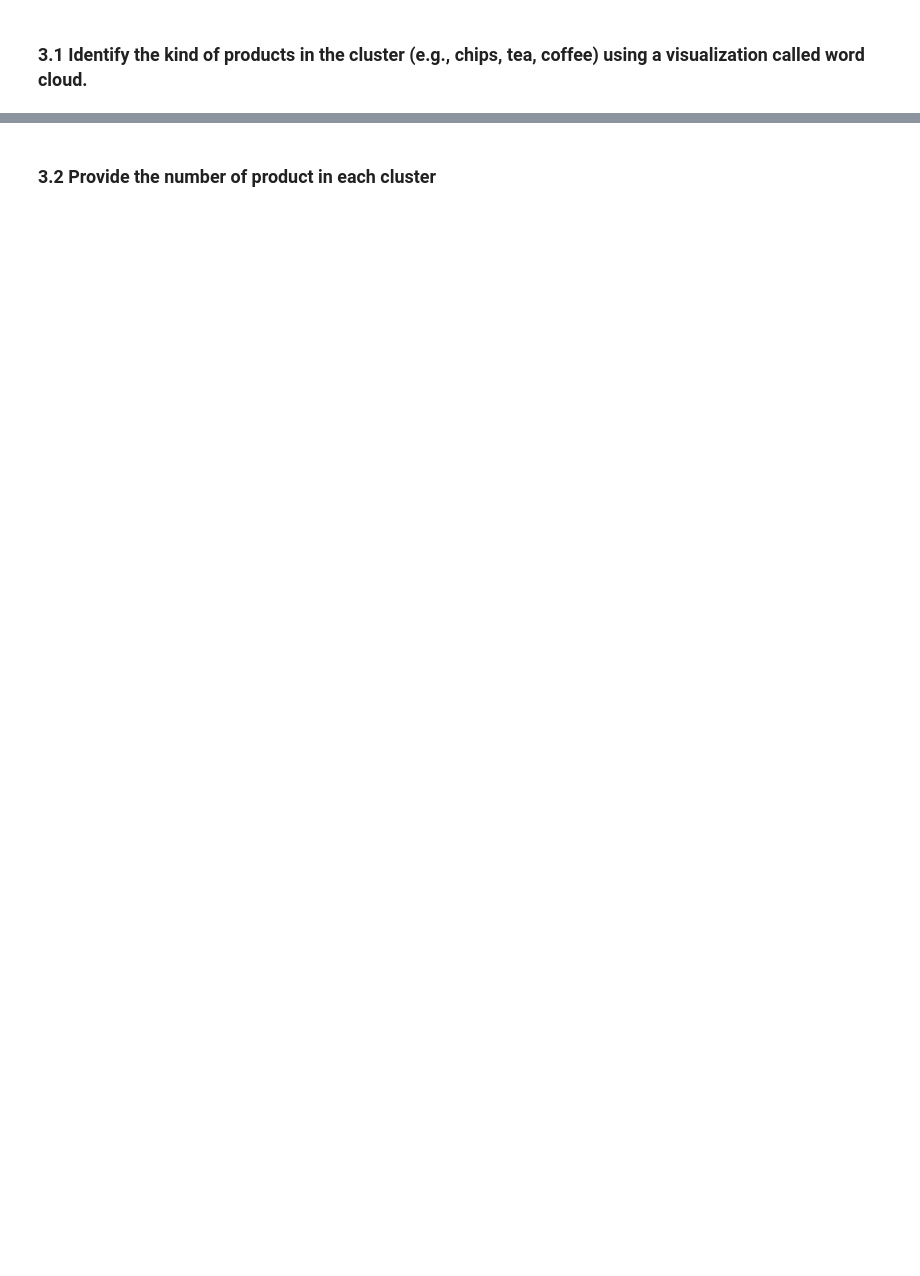
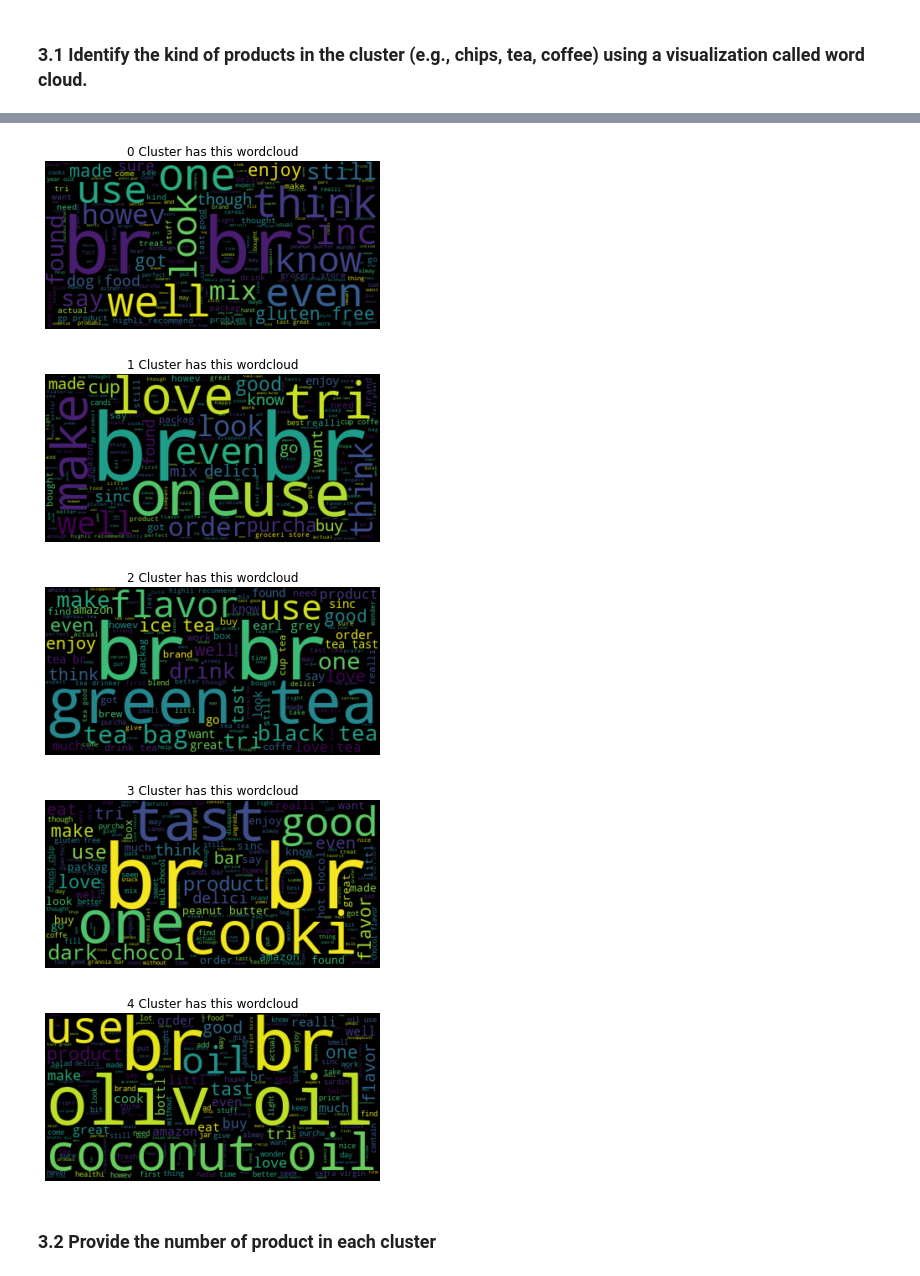
Before and after one commit to Jeremy98-alt/ADM-HW4, a Jupyter notebook: ADM-HW4(Q2) v2.ipynb, the cells around one changed output, grey strips where cells are left out. Drawn from its saved outputs; the diff is of its cells as text; code cells hidden in the pictures; blank space fills up the shorter version.

```diff
--- a/ADM-HW4(Q2) v2.ipynb
+++ b/ADM-HW4(Q2) v2.ipynb
@@ -378,0 +388,8 @@ witch
+# %%
+reviews = []
+new_dp = pd.DataFrame()
+for cluster, group in new_df.groupby('cluster'):
+    reviews.append(group['reviews'].tolist())
+
+new_dp['reviews'] = reviews
+new_dp
@@ -379,3 +407,17 @@ witch
+# %%
+for k in [0, 1, 2, 3, 4]:
+    text = functools.reduce(operator.iconcat, new_dp['reviews'][k], [])
+    wordcloud = WordCloud().generate(" ".join(text))
+    plt.imshow(wordcloud, interpolation='bilinear')
+    plt.axis("off")
+    plt.title(f"{k} Cluster has this wordcloud")
+    plt.show()
+# %% [output]
+[figure, added]
+[figure, added]
+[figure, added]
+[figure, added]
+[figure, added]
 # %% [markdown]
 ### 3.2 Provide the number of product in each cluster
 # %%
```
Also changed, not shown: parts of 25 cells of this notebook.
